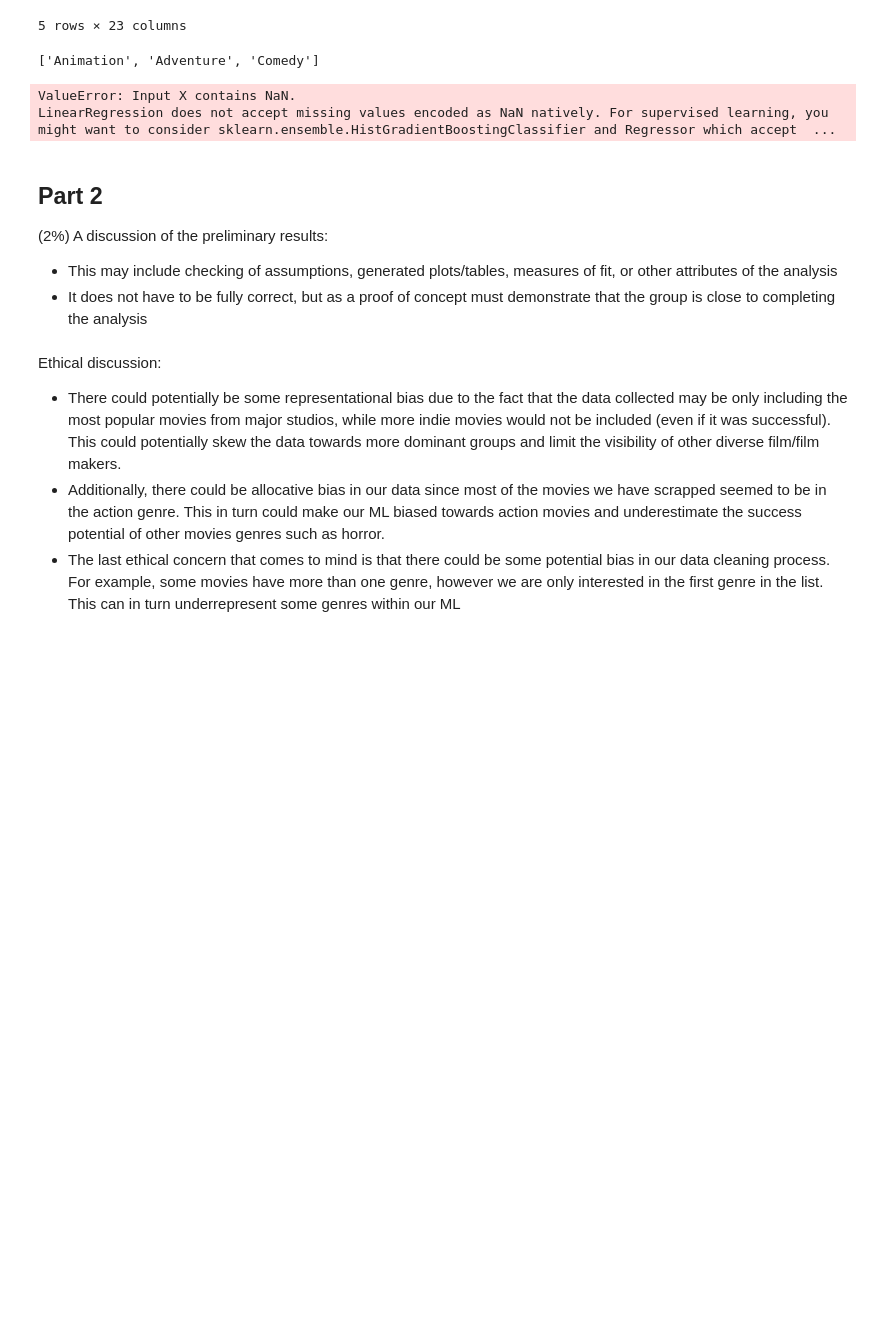
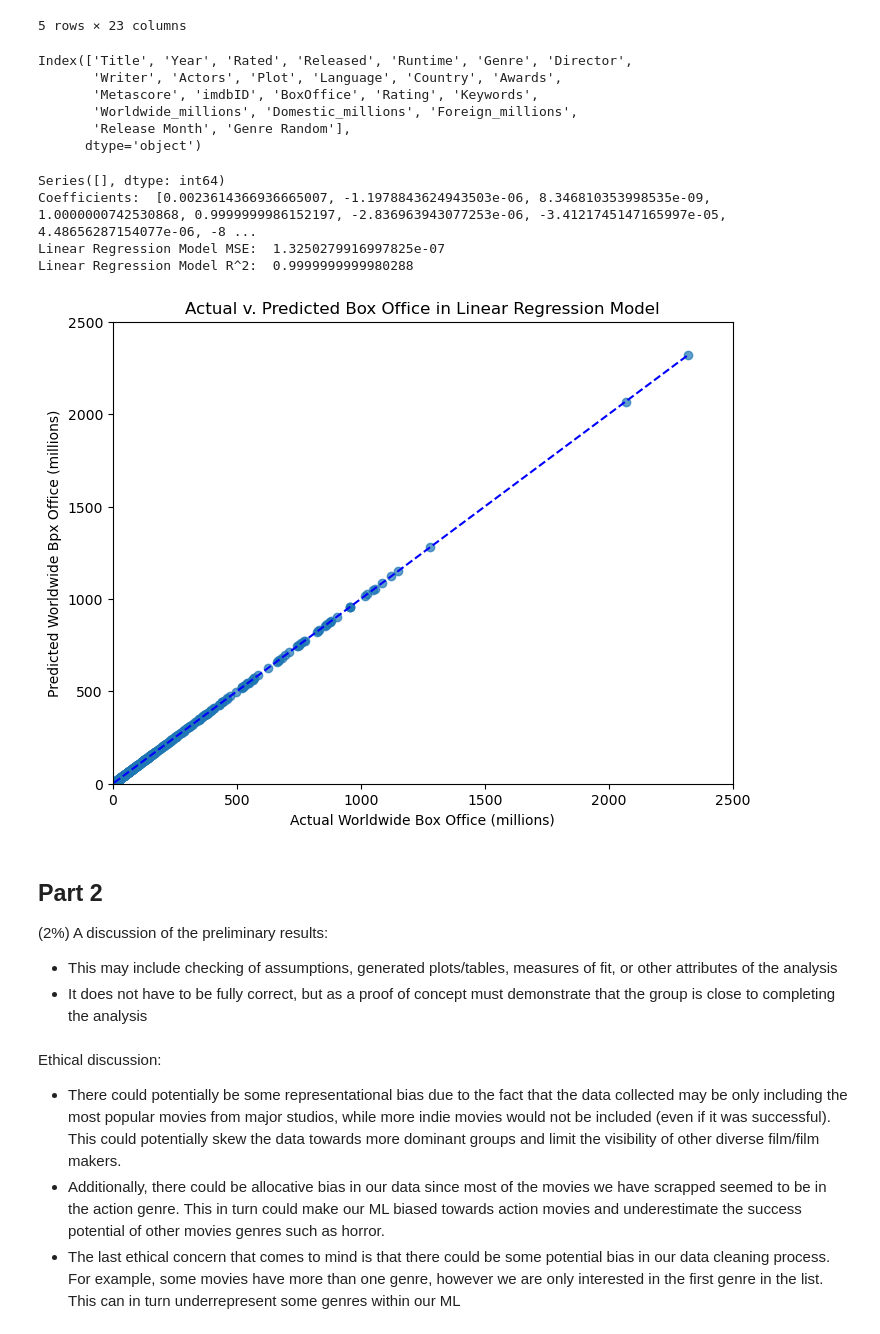
Before and after one commit to mtran-1230/DS3000, a Jupyter notebook: Phase_III.ipynb, the cells around one changed output. Drawn from its saved outputs; the diff is of its cells as text; code cells hidden in the pictures; blank space fills up the shorter version.

```diff
--- a/Phase_III.ipynb
+++ b/Phase_III.ipynb
@@ -150,10 +150,11 @@ def preprocess(df):
     drop_cols = ['Title', 'Released', 'Genre', 'Poster', 'DVD', 'Type',
                  'Production', 'Website', 'Response', 'Error']
     df = df.drop(columns=[col for col in df.columns if col in drop_cols], errors='ignore')
-
+    df = df.dropna(subset = ["Runtime", "Genre Random", "Country", "Rated"])
+    df = df.dropna(subset = ["Metascore", "Foreign_millions"])
 
     cat_cols = []
-    for col in ["Runtime", "overall_rating", "Genre Random", "Country", "MPAA"]:
+    for col in ["Runtime", "Rating", "Genre Random", "Country", "Rated"]:
         if col in df.columns:
             cat_cols.append(col)
     if cat_cols:
@@ -171,6 +172,8 @@ def preprocess(df):
     feature_cols = [col for col in df.columns if col != target]
 
     X = df[feature_cols].values
+    null_counts = df.isnull().sum()
+    print(null_counts[null_counts > 0])
     y = df[target].values
     return X, y
 # %%
@@ -244,41 +247,41 @@ def evaluate_reg_model(X, y):
     plt.scatter(y_test, results['ypreds'], alpha = 0.7)
     plt.xlabel("Actual Worldwide Box Office (millions)")
     plt.ylabel("Predicted Worldwide Bpx Office (millions)")
+    plt.xlim(0, 2500)
+    plt.ylim(0, 2500)
     plt.title("Actual v. Predicted Box Office in Linear Regression Model")
 
     min_val = min(y_test.min(), results['ypreds'].min())
     max_val = max(y_test.max(), results['ypreds'].max())
     plt.plot([min_val, max_val], [min_val, max_val], color='blue', linestyle='--')
     plt.show
+# %%
+df_clean.columns
+# %% [output]
+Index(['Title', 'Year', 'Rated', 'Released', 'Runtime', 'Genre', 'Director',
+       'Writer', 'Actors', 'Plot', 'Language', 'Country', 'Awards',
+       'Metascore', 'imdbID', 'BoxOffice', 'Rating', 'Keywords',
+       'Worldwide_millions', 'Domestic_millions', 'Foreign_millions',
+       'Release Month', 'Genre Random'],
+      dtype='object')
 # %%
 def main():
-    try:
-        df = pd.read_csv("final_merged_movie_data.csv")
-    except FileNotFoundError:
-        print("File not found.")
-        return
-
-    df_clean = clean_box_office(df)
-
-    drop_cols = ["Title", "Type", "Poster", "DVD", "totalSeasons", "Error", "Response", "Website",
-                "Rank", "Production", "Ratings", "imdbRating", "imdbVotes", "%", "%.1",
-                "Popularity", "Ratings Amount", "Worldwide", "Domestic", "Foreign"]
-    df_clean = df_clean.drop(drop_cols, errors='ignore')
-
     try:
         X, y = preprocess(df_clean)
     except ValueError as e:
         print("Preprocessing error: ", e)
         return
 
     evaluate_reg_model(X, y)
 
 if __name__ == '__main__':
     main()
 # %% [output]
-['Animation', 'Adventure', 'Comedy']
+Series([], dtype: int64)
+Coefficients:  [0.0023614366936665007, -1.1978843624943503e-06, 8.346810353998535e-09, 1.0000000742530868, 0.9999999986152197, -2.836963943077253e-06, -3.4121745147165997e-05, 4.48656287154077e-06, -8 ...
+Linear Regression Model MSE:  1.3250279916997825e-07
+Linear Regression Model R^2:  0.9999999999980288
-ValueError: Input X contains NaN.
-LinearRegression does not accept missing values encoded as NaN natively. For supervised learning, you might want to consider sklearn.ensemble.HistGradientBoostingClassifier and Regressor which accept  ...
+[figure, added]
 # %% [markdown]
 ## Part 2
 (2%) A discussion of the preliminary results:
```
Also changed, not shown: parts of 3 cells of this notebook.
